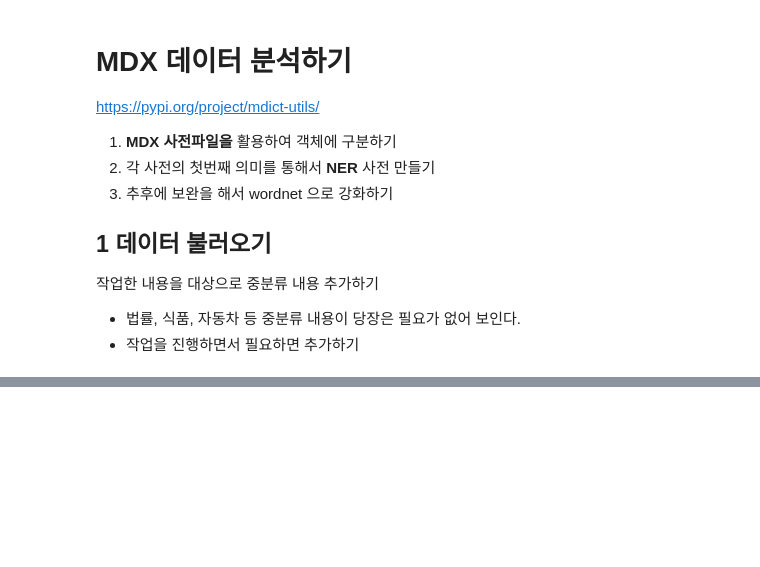
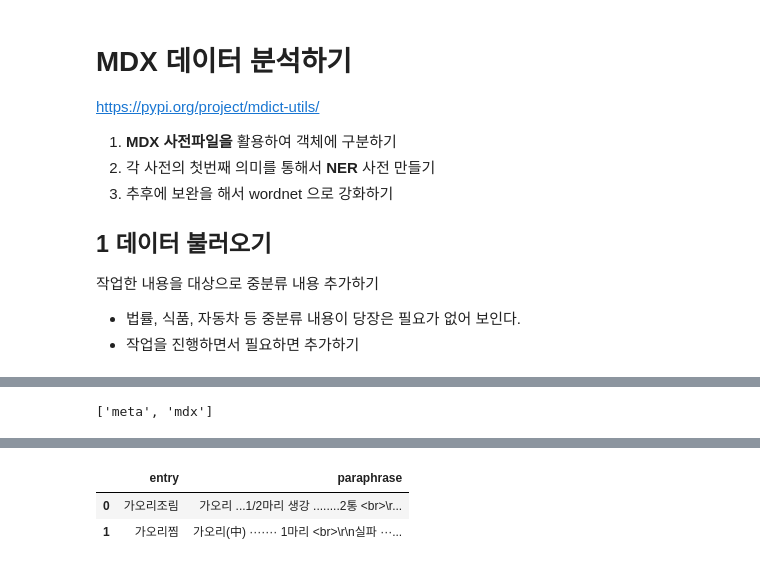
Before and after one commit to YongBeomKim/nlp_tutorial, a Jupyter notebook: 04-4.NERRange.ipynb, the cells around one changed output, grey strips where cells are left out. Drawn from its saved outputs; the diff is of its cells as text; code cells hidden in the pictures; blank space fills up the shorter version.

```diff
--- a/04-4.NERRange.ipynb
+++ b/04-4.NERRange.ipynb
@@ -31,0 +132,15 @@ nerDict[nerDict.Text == "볶음"]
+# %%
+import sqlite3
+import pandas as pd
+# Create your connection.
+conn = sqlite3.connect('backup/recipe.db')
+resp = conn.execute("SELECT name FROM sqlite_master WHERE type='table';")
+tableNames = [name[0]  for name in resp]
+tableNames
+# %% [output]
+['meta', 'mdx']
+# %%
+%%time
+df = pd.read_sql_query("SELECT * FROM {}".format(tableNames[1]), conn)
+df.head(2)
+# %% [output]
@@ -31,0 +149,3 @@ nerDict[nerDict.Text == "볶음"]
+|  | entry | paraphrase |
+| 0 | 가오리조림 | 가오리 ...1/2마리 생강 ........2통 <br>\r... |
+| 1 | 가오리찜 | 가오리(中) ······· 1마리 <br>\r\n실파 ···... |
```
Also changed, not shown: parts of 21 cells of this notebook, 13 other files.
